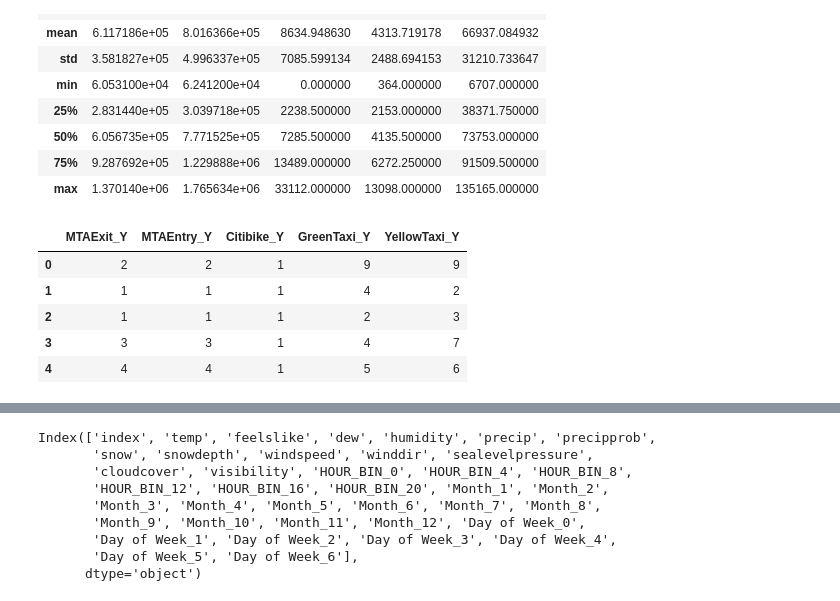
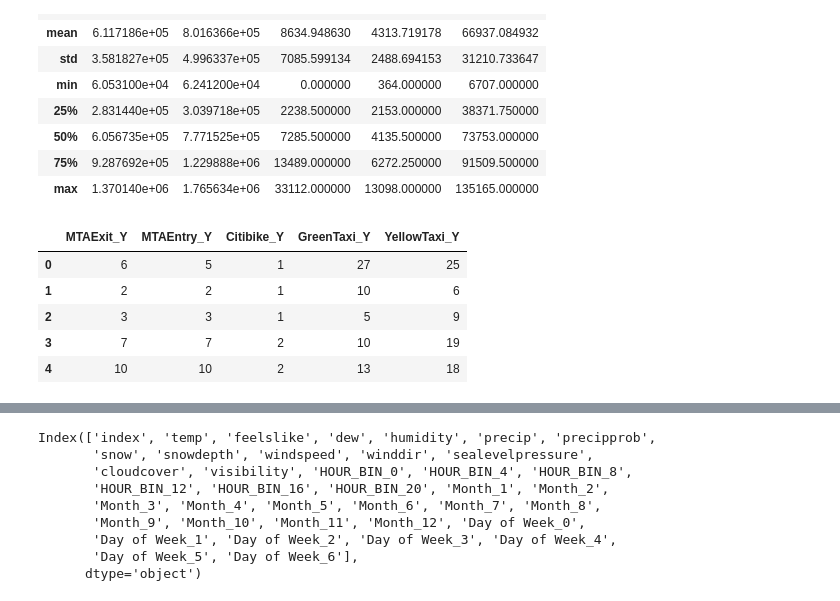
Before and after one commit to sharvari4/MLC-Project, a Jupyter notebook: ML Models- Classification Based.ipynb, the cells around one changed output, grey strips where cells are left out. Saved outputs shown, nothing was run; the diff lists cells and outputs as text; code cells hidden in the pictures.

```diff
--- a/ML Models- Classification Based.ipynb
+++ b/ML Models- Classification Based.ipynb
@@ -103,13 +103,13 @@ Y.describe()
 # %%
 list_ = []
 for i in Y.columns:
-    list_.append(pd.cut(Y[i],10,labels=range(1,11)))
+    list_.append(pd.cut(Y[i],30,labels=range(1,31)))
 Y = pd.concat(list_,axis=1)
 Y.head()
 # %% [output]
 |  | MTAExit_Y | MTAEntry_Y | Citibike_Y | GreenTaxi_Y | YellowTaxi_Y |
-| 0 | 2 | 2 | 1 | 9 | 9 |
-| 1 | 1 | 1 | 1 | 4 | 2 |
-| 2 | 1 | 1 | 1 | 2 | 3 |
-| 3 | 3 | 3 | 1 | 4 | 7 |
-| 4 | 4 | 4 | 1 | 5 | 6 |
+| 0 | 6 | 5 | 1 | 27 | 25 |
+| 1 | 2 | 2 | 1 | 10 | 6 |
+| 2 | 3 | 3 | 1 | 5 | 9 |
+| 3 | 7 | 7 | 2 | 10 | 19 |
+| 4 | 10 | 10 | 2 | 13 | 18 |
```
Also changed, not shown: parts of 10 cells of this notebook.
